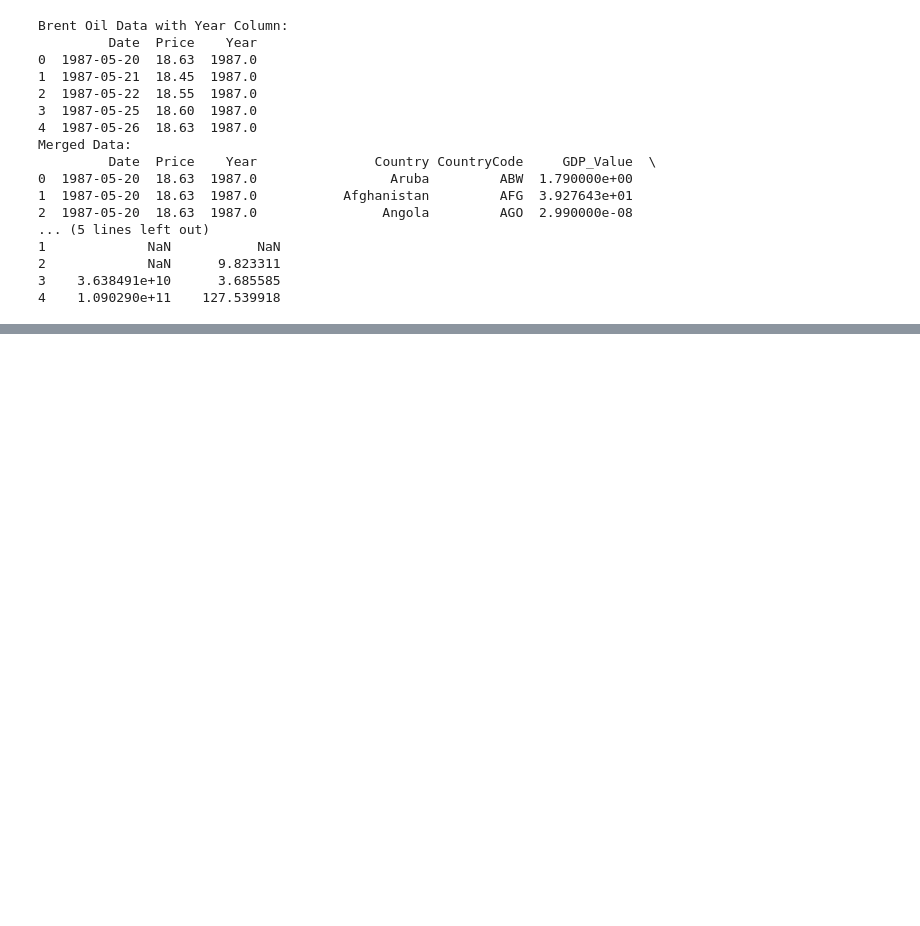
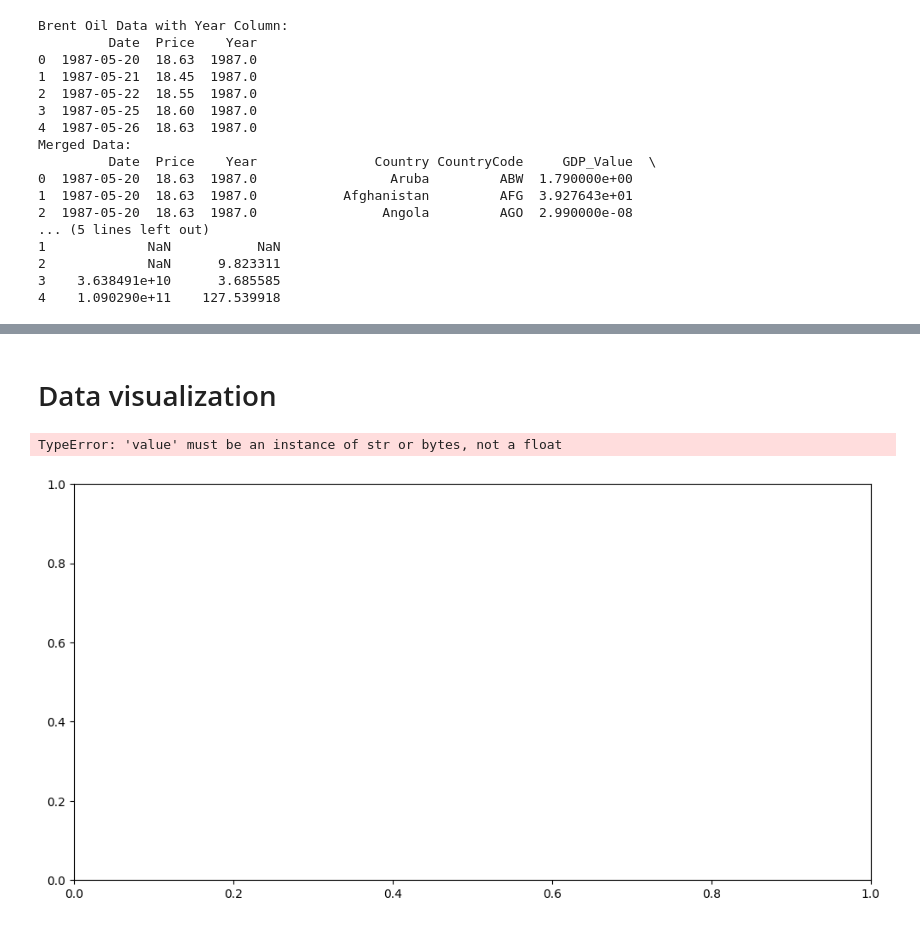
Before and after one commit to wubeabera123/Brent-Oil-Price-Change-Analysis, a Jupyter notebook: notebooks/merging_data_sets.ipynb, the cells around one changed output, grey strips where cells are left out. Cells and saved outputs as stored; diff of their text form; code cells hidden in the pictures; blank space fills up the shorter version.

```diff
--- a/notebooks/merging_data_sets.ipynb
+++ b/notebooks/merging_data_sets.ipynb
@@ -119,0 +144,17 @@ Merged Data:
+# %% [markdown]
+# Data visualization
+# %%
+import matplotlib.pyplot as plt
+import seaborn as sns
+
+# Line plot for Brent Oil Prices over time
+plt.figure(figsize=(12, 6))
+plt.plot(merged_data['Date'], merged_data['Price'], label='Brent Oil Price')
+plt.title('Brent Oil Prices Over Time')
+plt.xlabel('Date')
+plt.ylabel('Price (USD)')
+plt.legend()
+plt.show()
+# %% [output]
+TypeError: 'value' must be an instance of str or bytes, not a float
+[figure, added]
```
Also changed, not shown: parts of 20 cells of this notebook, 2 other files.
